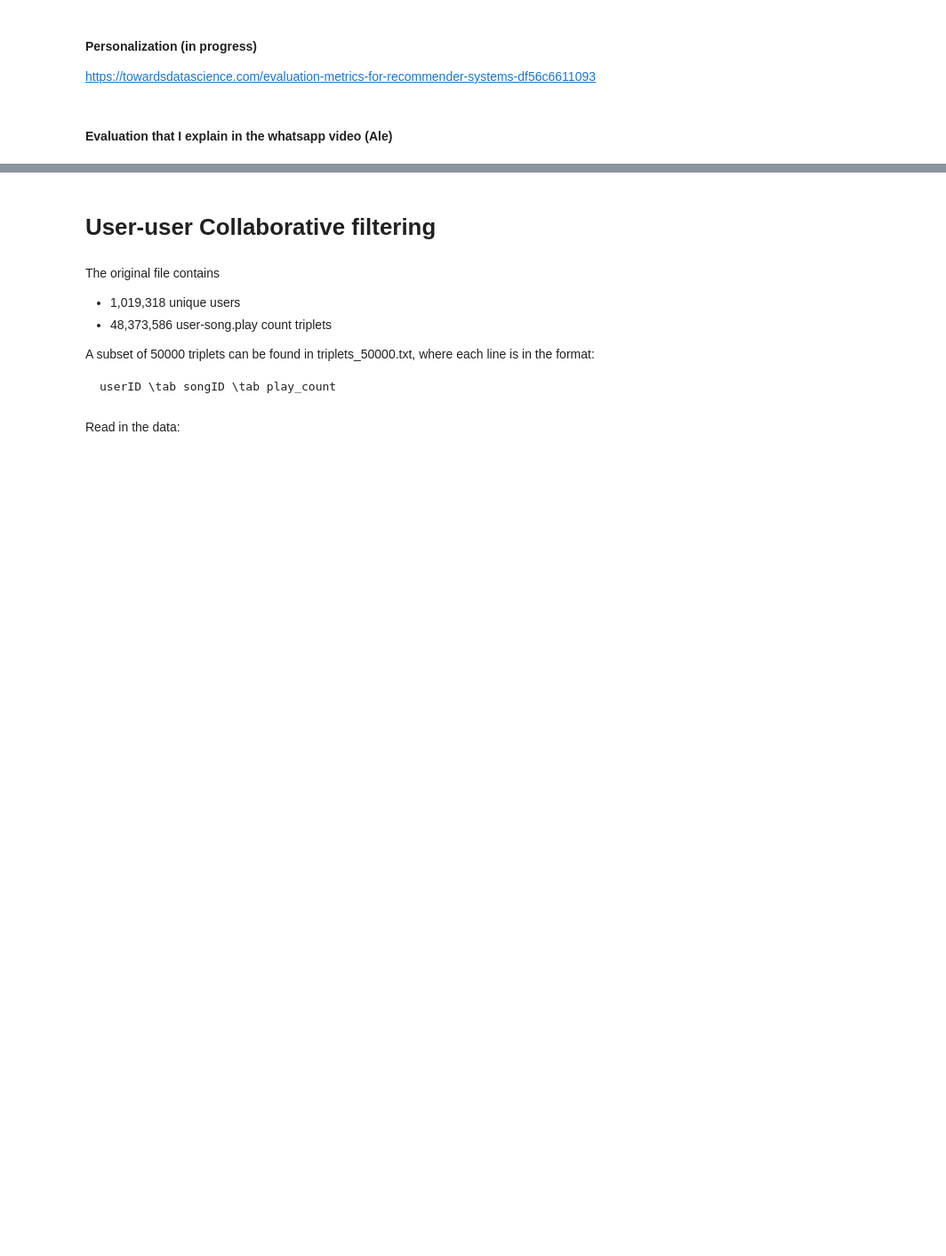
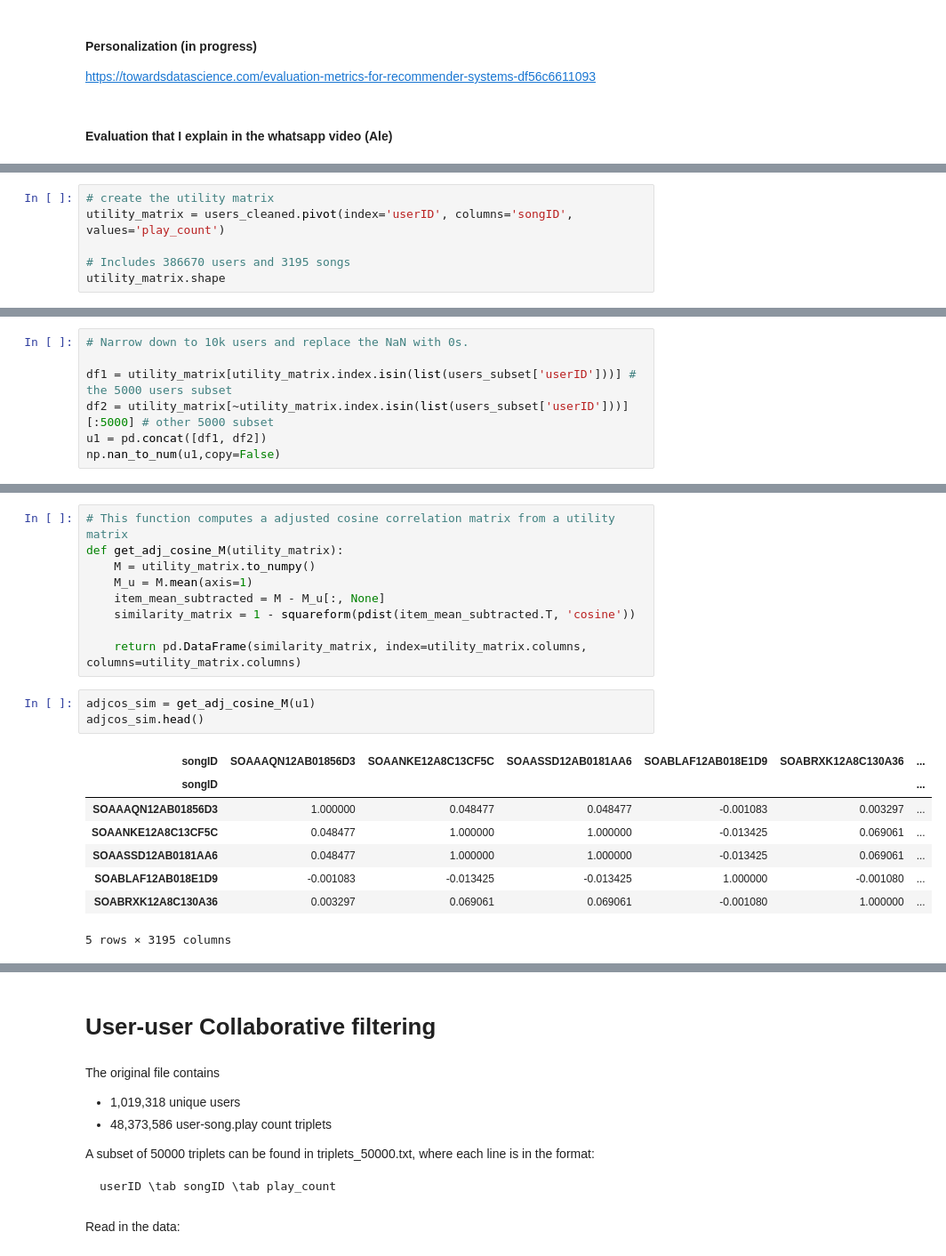
Before and after one commit to matijasipek/comp_tools, a Jupyter notebook: Final notebook.ipynb, the cells around one changed output, grey strips where cells are left out. Shown: that part at 89% size. Cells and saved outputs as stored; diff of their text form; blank space fills up the shorter version.

```diff
--- a/Final notebook.ipynb
+++ b/Final notebook.ipynb
@@ -344,0 +351,6 @@ np.mean(average_distances_for_user)
+# %%
+# create the utility matrix
+utility_matrix = users_cleaned.pivot(index='userID', columns='songID', values='play_count')
+
+# Includes 386670 users and 3195 songs
+utility_matrix.shape
@@ -344,0 +359,7 @@ np.mean(average_distances_for_user)
+# %%
+# Narrow down to 10k users and replace the NaN with 0s.
+
+df1 = utility_matrix[utility_matrix.index.isin(list(users_subset['userID']))] # the 5000 users subset
+df2 = utility_matrix[~utility_matrix.index.isin(list(users_subset['userID']))][:5000] # other 5000 subset
+u1 = pd.concat([df1, df2])
+np.nan_to_num(u1,copy=False)
@@ -344,0 +392,21 @@ np.mean(average_distances_for_user)
+# %%
+# This function computes a adjusted cosine correlation matrix from a utility matrix
+def get_adj_cosine_M(utility_matrix):
+    M = utility_matrix.to_numpy()
+    M_u = M.mean(axis=1)
+    item_mean_subtracted = M - M_u[:, None]
+    similarity_matrix = 1 - squareform(pdist(item_mean_subtracted.T, 'cosine'))
+
+    return pd.DataFrame(similarity_matrix, index=utility_matrix.columns, columns=utility_matrix.columns)
+# %%
+adjcos_sim = get_adj_cosine_M(u1)
+adjcos_sim.head()
+# %% [output]
+| songID | SOAAAQN12AB01856D3 | SOAANKE12A8C13CF5C | SOAASSD12AB0181AA6 | SOABLAF12AB018E1D9 | SOABRXK12A8C130A36 | ... |
+| songID |  |  |  |  |  | ... |
+| SOAAAQN12AB01856D3 | 1.000000 | 0.048477 | 0.048477 | -0.001083 | 0.003297 | ... |
+| SOAANKE12A8C13CF5C | 0.048477 | 1.000000 | 1.000000 | -0.013425 | 0.069061 | ... |
+| SOAASSD12AB0181AA6 | 0.048477 | 1.000000 | 1.000000 | -0.013425 | 0.069061 | ... |
+| SOABLAF12AB018E1D9 | -0.001083 | -0.013425 | -0.013425 | 1.000000 | -0.001080 | ... |
+| SOABRXK12A8C130A36 | 0.003297 | 0.069061 | 0.069061 | -0.001080 | 1.000000 | ... |
+5 rows × 3195 columns
```
Also changed, not shown: parts of 111 cells of this notebook, 2 other files.
